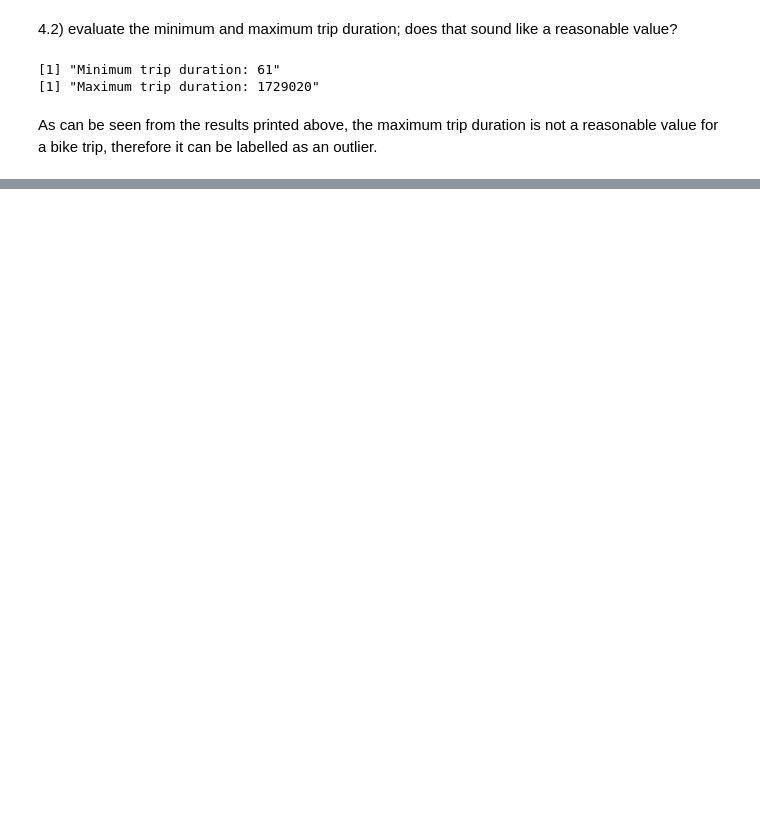
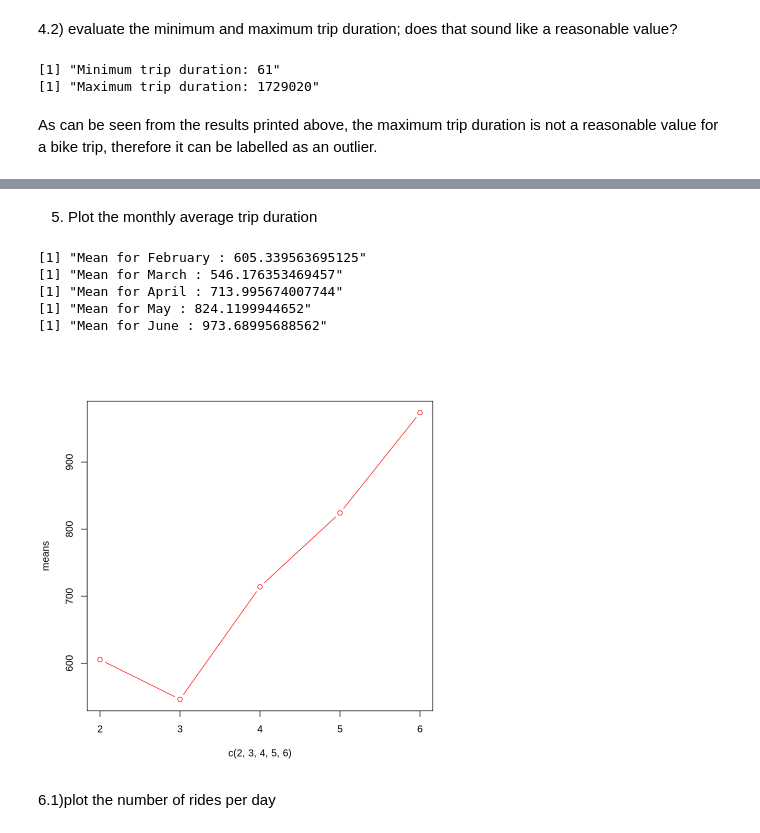
Before and after one commit to pietromalagoli/asp, a Jupyter notebook: code/lab01/Malagoli_Pietro_Lab01.ipynb, the cells around one changed output, grey strips where cells are left out. Cells and saved outputs as stored; diff of their text form; code cells hidden in the pictures; blank space fills up the shorter version.

```diff
--- a/code/lab01/Malagoli_Pietro_Lab01.ipynb
+++ b/code/lab01/Malagoli_Pietro_Lab01.ipynb
@@ -88,0 +124,18 @@ As can be seen from the results printed above, the maximum trip duration is not
+# %% [markdown]
+5) Plot the monthly average trip duration
+# %%
+means<-c(mean(df2$tripduration),mean(df3$tripduration),mean(df4$tripduration),mean(df5$tripduration),mean(df6$tripduration))
+month<-c("February","March","April","May","June")
+plot(c(2,3,4,5,6),means,type='b',col='red')
+for (i in 2:6){
+    print(paste("Mean for",month[i-1],":",means[i-1]))
+}
+# %% [output]
+[1] "Mean for February : 605.339563695125"
+[1] "Mean for March : 546.176353469457"
+[1] "Mean for April : 713.995674007744"
+[1] "Mean for May : 824.1199944652"
+[1] "Mean for June : 973.68995688562"
+[figure, added]
+# %% [markdown]
+6.1)plot the number of rides per day
```
Also changed, not shown: parts of 8 cells of this notebook.
